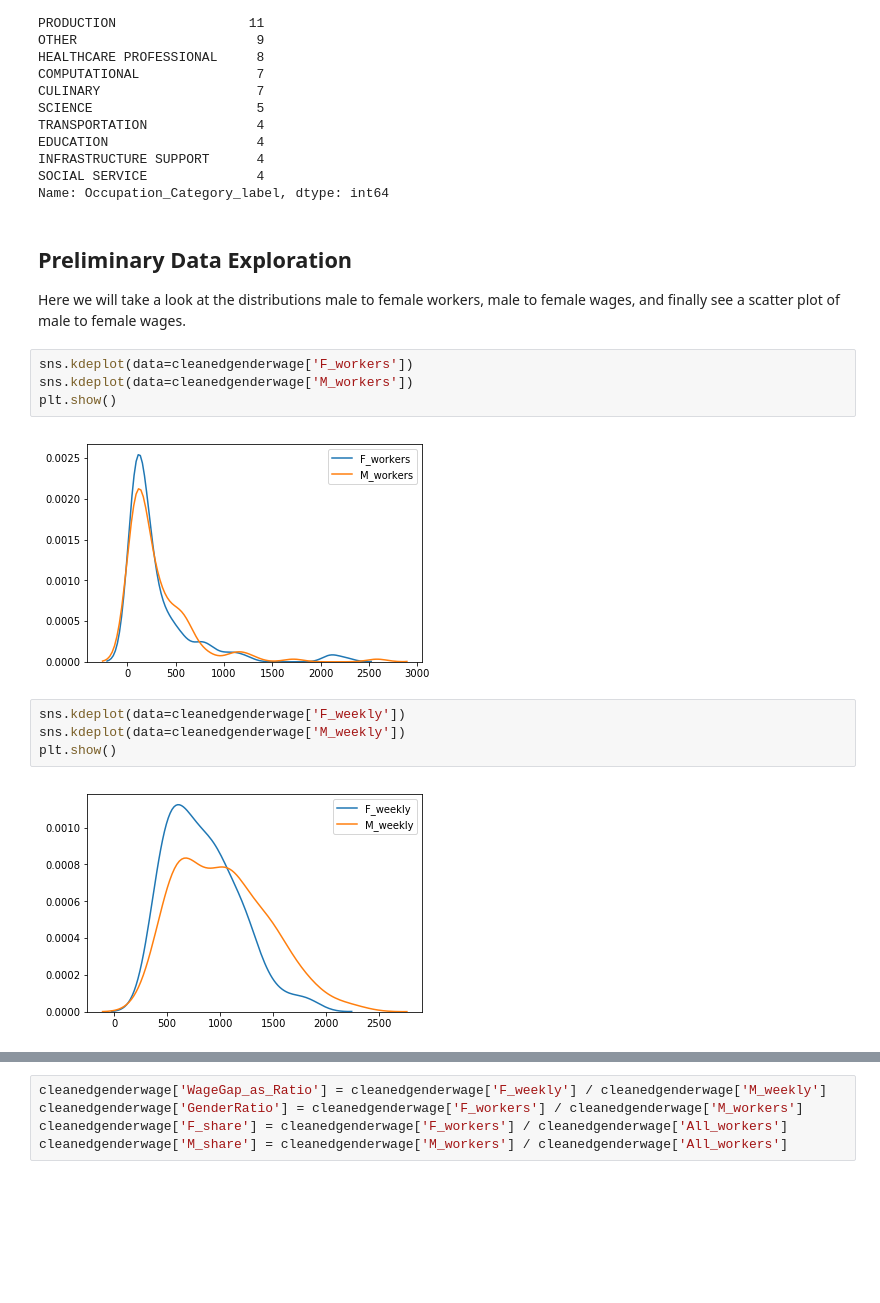
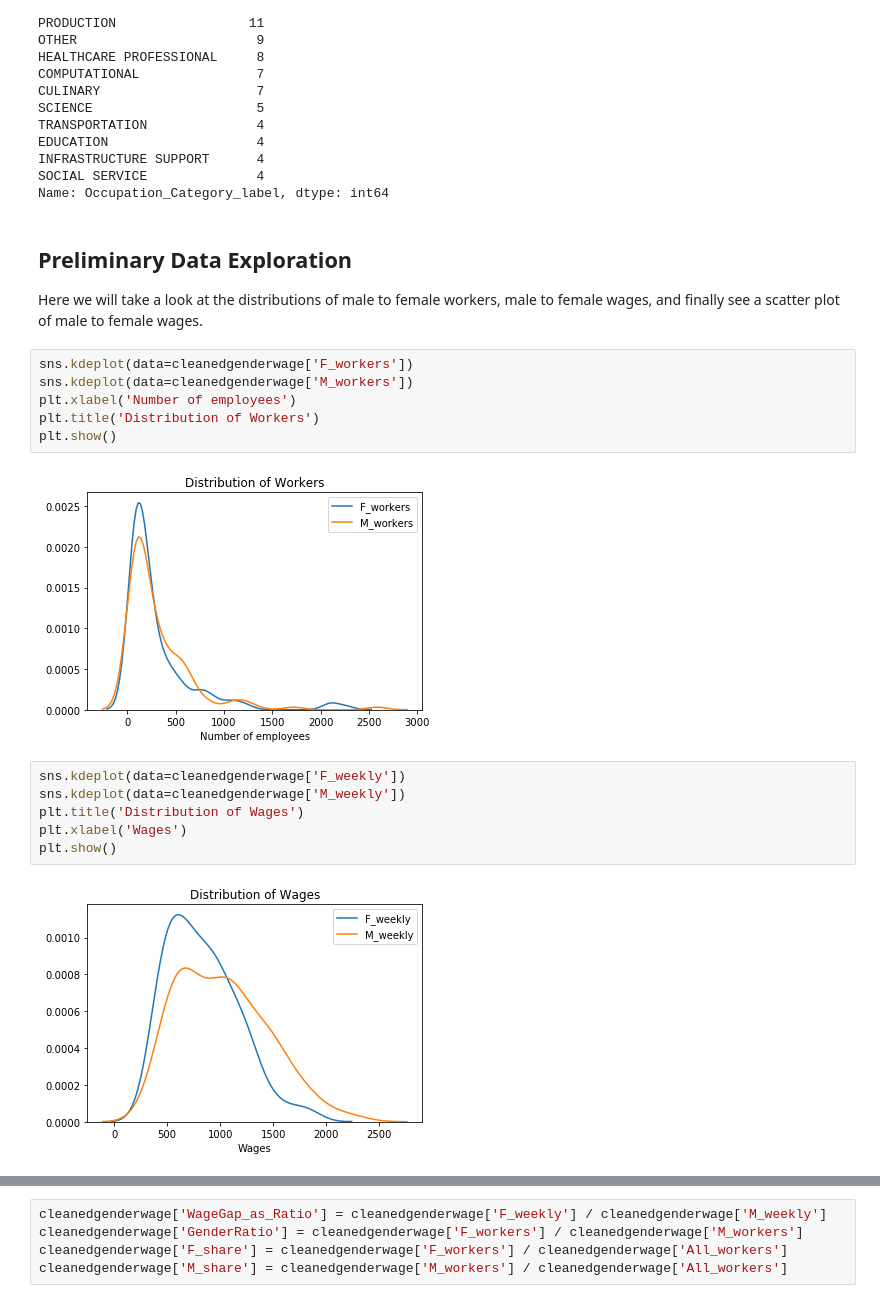
Before and after one commit to Schmidt8181/CapstoneProject, a Jupyter notebook: CapstoneProject.ipynb, the cells around one changed output, grey strips where cells are left out. Saved outputs shown, nothing was run; the diff lists cells and outputs as text; blank space fills up the shorter version.

```diff
--- a/CapstoneProject.ipynb
+++ b/CapstoneProject.ipynb
@@ -237,19 +235,23 @@ Name: Occupation_Category_label, dtype: int64
 # %% [markdown]
 ## Preliminary Data Exploration
 
-Here we will take a look at the distributions male to female workers, male to female wages, and finally see a scatter plot of male to female wages.
+Here we will take a look at the distributions of male to female workers, male to female wages, and finally see a scatter plot of male to female wages.
 # %%
 sns.kdeplot(data=cleanedgenderwage['F_workers'])
 sns.kdeplot(data=cleanedgenderwage['M_workers'])
+plt.xlabel('Number of employees')
+plt.title('Distribution of Workers')
 plt.show()
 # %% [output]
-[figure, old version]
+[figure, new version]
 # %%
 sns.kdeplot(data=cleanedgenderwage['F_weekly'])
 sns.kdeplot(data=cleanedgenderwage['M_weekly'])
+plt.title('Distribution of Wages')
+plt.xlabel('Wages')
 plt.show()
 # %% [output]
-[figure, old version]
+[figure, new version]
 # %%
 # look at female wages vs male wages on a scatter plot
 plt.plot(cleanedgenderwage['All_weekly'], cleanedgenderwage['F_weekly'], 'o', color='m')
```
Also changed, not shown: parts of 18 cells of this notebook.
